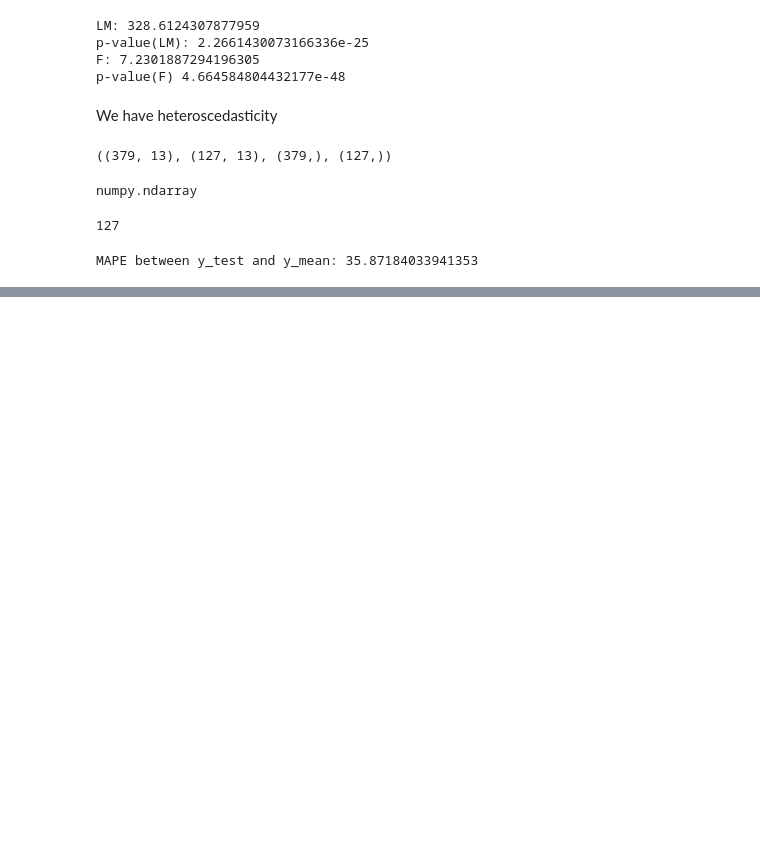
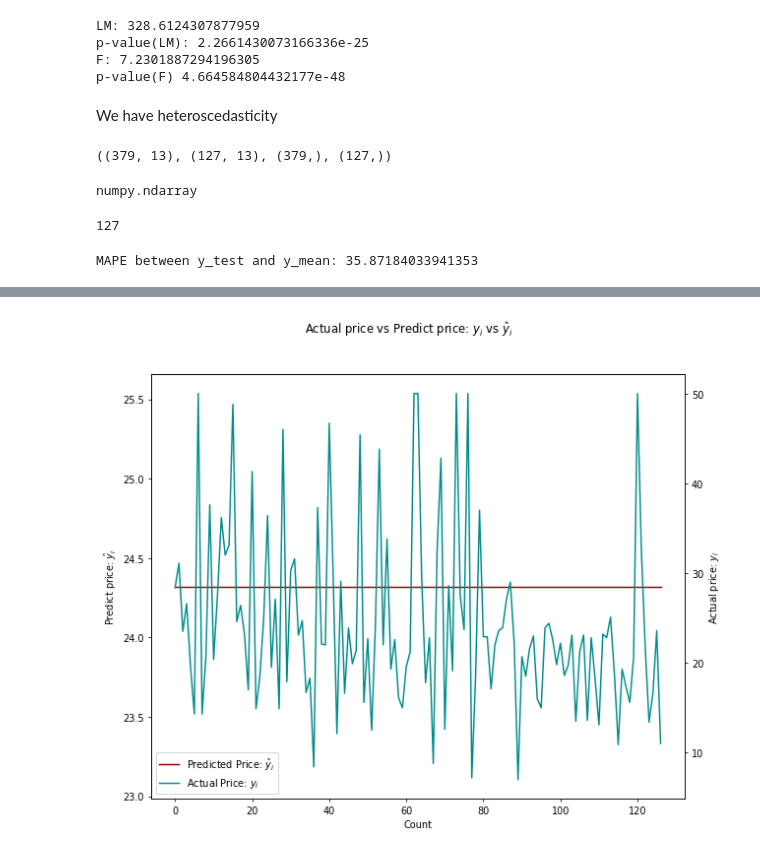
Before and after one commit to SergeyHSE/Gradient.github.io, a Jupyter notebook: GradientLR/GradientLR.ipynb, the cells around one changed output, grey strips where cells are left out. Saved outputs shown, nothing was run; the diff lists cells and outputs as text; code cells hidden in the pictures; blank space fills up the shorter version.

```diff
--- a/GradientLR/GradientLR.ipynb
+++ b/GradientLR/GradientLR.ipynb
@@ -290,0 +300,20 @@ MAPE between y_test and y_mean: 35.87184033941353
+# %%
+# Let's build figure to look at dynamics of hte y_test relative to y_mean
+
+fig, ax1 = plt.subplots(figsize=(10, 8), dpi=70)
+ax1.set_xlabel('Count')
+ax1.set_ylabel('Predict price: $\hat{y}_i$')
+x = np.arange(len(y_meen))
+ax1.plot(x, y_meen, color='darkred', label='Predicted Price: $\hat{y}_i$')
+ax2 = ax1.twinx()
+ax2.plot(x, y_test, color='darkcyan', label='Actual Price: $y_i$')
+ax2.set_ylabel('Actual price: $y_i$')
+lines1, labels1 = ax1.get_legend_handles_labels()
+lines2, labels2 = ax2.get_legend_handles_labels()
+lines = lines1 + lines2
+labels = labels1 + labels2
+fig.suptitle('Actual price vs Predict price: $y_i$ vs $\hat{y}_i$')
+ax1.legend(lines, labels, loc="lower left")
+plt.show()
+# %% [output]
+[figure, added]
```
Also changed, not shown: parts of 1 cell of this notebook.
